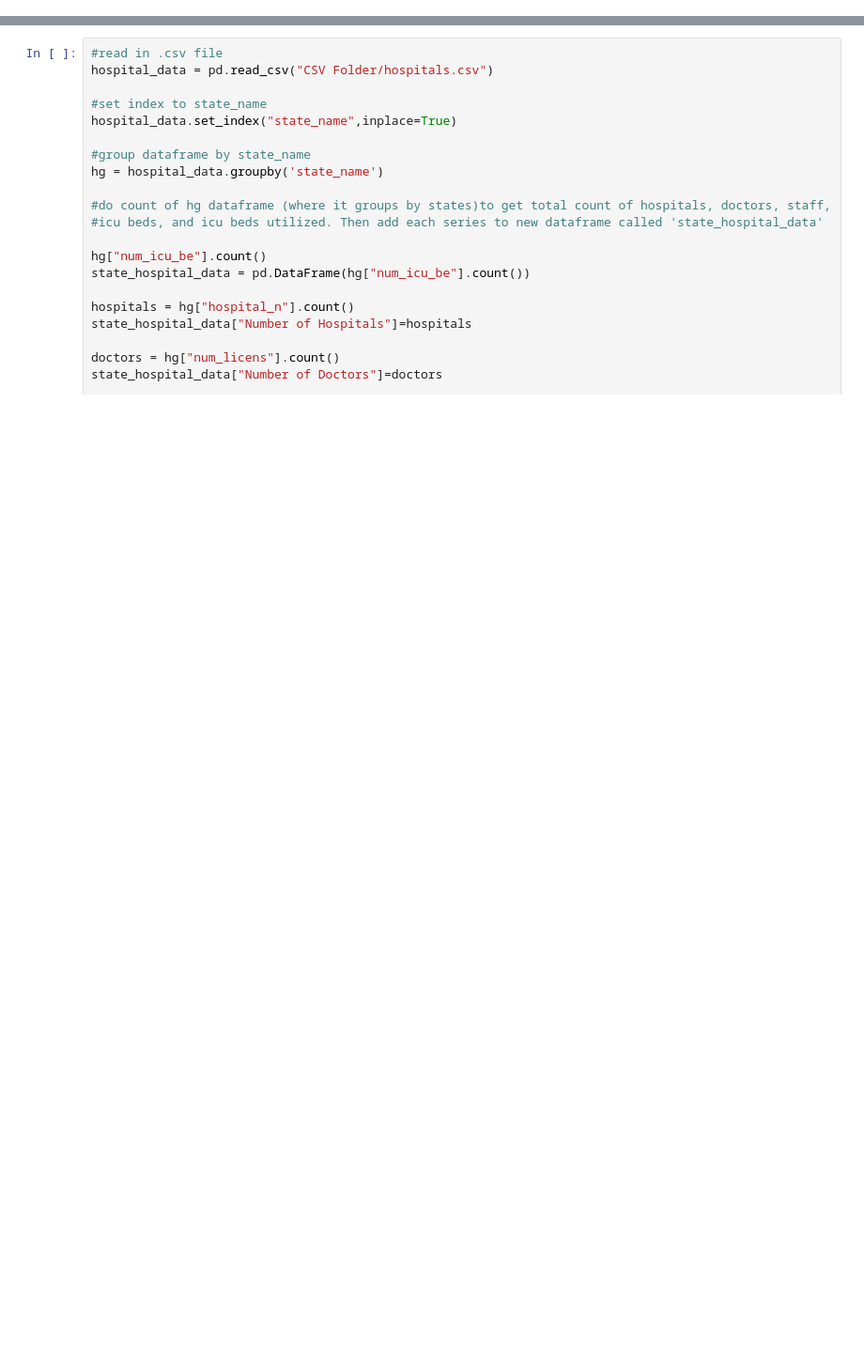
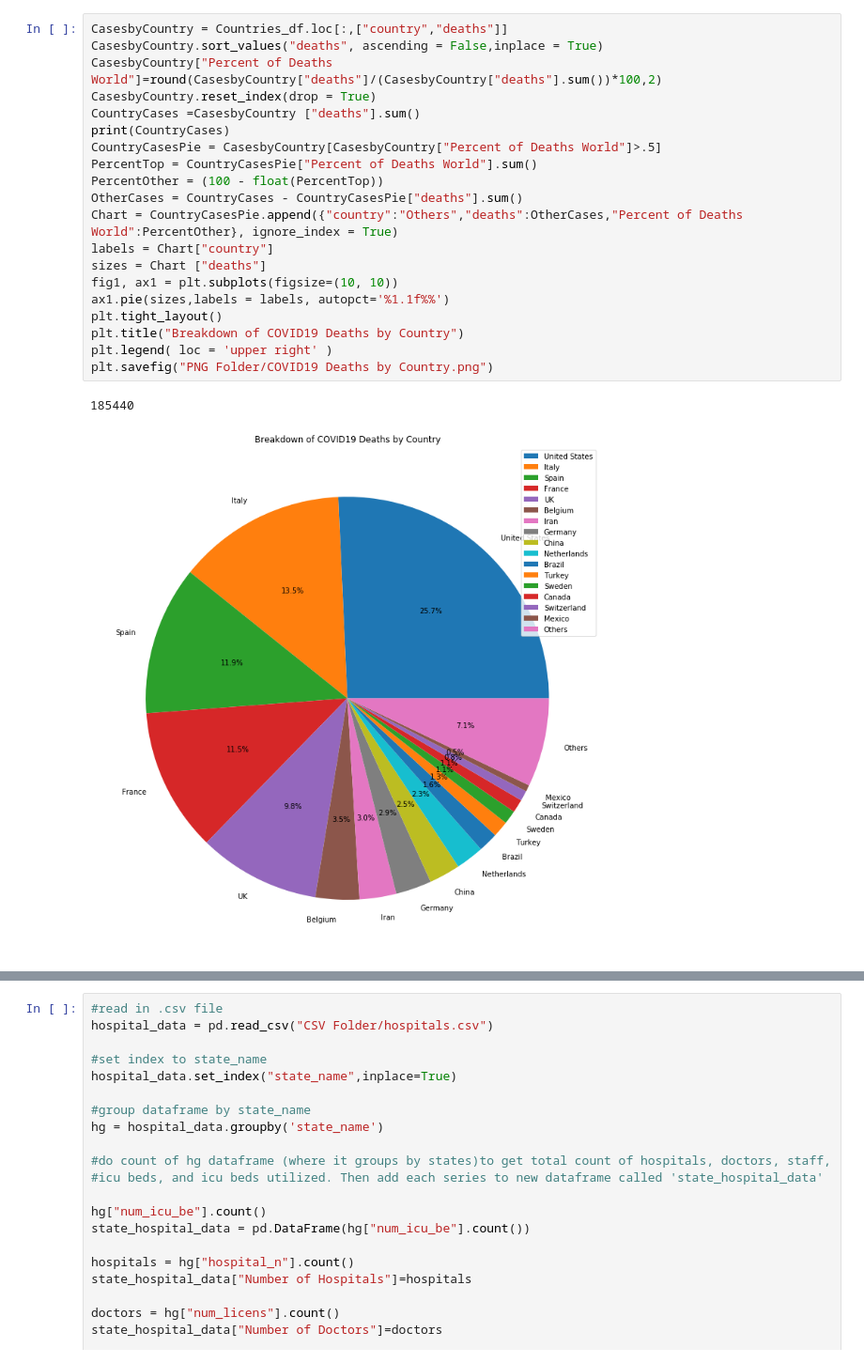
Before and after one commit to lmstevens/Group_Project_1, a Jupyter notebook: Shweta_ChartsAndPlots_Analysis.ipynb, the cells around one changed output, grey strips where cells are left out. Shown at 94% size. Drawn from its saved outputs; the diff is of its cells as text; blank space fills up the shorter version.

```diff
--- a/Shweta_ChartsAndPlots_Analysis.ipynb
+++ b/Shweta_ChartsAndPlots_Analysis.ipynb
@@ -52,0 +177,23 @@ plt.savefig('Global Stats Pie Chart')
+# %%
+CasesbyCountry = Countries_df.loc[:,["country","deaths"]]
+CasesbyCountry.sort_values("deaths", ascending = False,inplace = True)
+CasesbyCountry["Percent of Deaths World"]=round(CasesbyCountry["deaths"]/(CasesbyCountry["deaths"].sum())*100,2)
+CasesbyCountry.reset_index(drop = True)
+CountryCases =CasesbyCountry ["deaths"].sum()
+print(CountryCases)
+CountryCasesPie = CasesbyCountry[CasesbyCountry["Percent of Deaths World"]>.5]
+PercentTop = CountryCasesPie["Percent of Deaths World"].sum()
+PercentOther = (100 - float(PercentTop))
+OtherCases = CountryCases - CountryCasesPie["deaths"].sum()
+Chart = CountryCasesPie.append({"country":"Others","deaths":OtherCases,"Percent of Deaths World":PercentOther}, ignore_index = True)
+labels = Chart["country"]
+sizes = Chart ["deaths"]
+fig1, ax1 = plt.subplots(figsize=(10, 10))
+ax1.pie(sizes,labels = labels, autopct='%1.1f%%')
+plt.tight_layout()
+plt.title("Breakdown of COVID19 Deaths by Country")
+plt.legend( loc = 'upper right' )
+plt.savefig("PNG Folder/COVID19 Deaths by Country.png")
+# %% [output]
+185440
+[figure, added]
```
Also changed, not shown: parts of 38 cells of this notebook, 9 other files.
